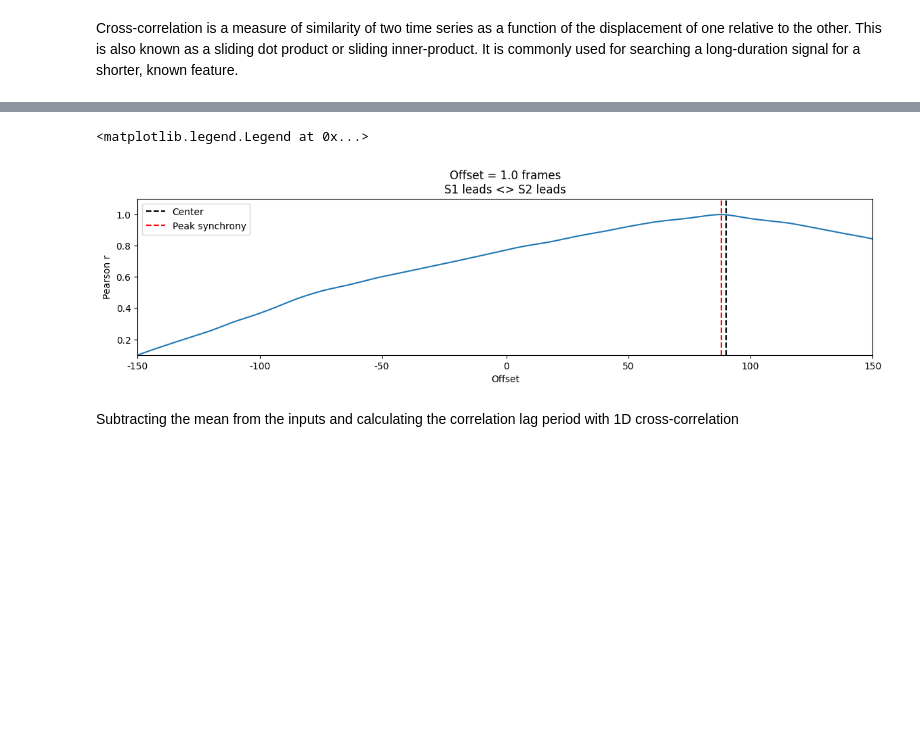
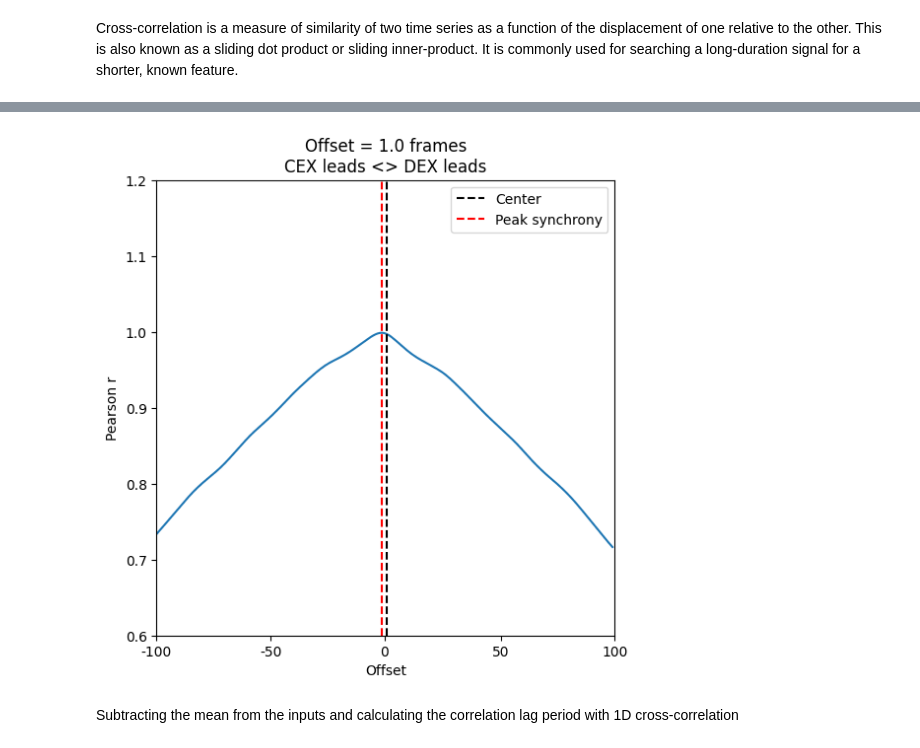
Before and after one commit to stephan-klein/caa_project_defi_vs_cex_prices, a Jupyter notebook: caa_statistics.ipynb, the cells around one changed output, grey strips where cells are left out. Drawn from its saved outputs; the diff is of its cells as text; code cells hidden in the pictures; blank space fills up the shorter version.

```diff
--- a/caa_statistics.ipynb
+++ b/caa_statistics.ipynb
@@ -140,28 +139,28 @@ plt.plot(correlation, 'r')
 # %%
 def crosscorr(datax, datay, lag=0, wrap=False):
     if wrap:
         shiftedy = datay.shift(lag)
         shiftedy.iloc[:lag] = datay.iloc[-lag:].values
         return datax.corr(shiftedy)
     else:
         return datax.corr(datay.shift(lag))
 
 
-seconds = 8
-fps = 30
+seconds = 1
+fps = 100
 rs = [crosscorr(merged['moving_avg_cex_normalized'],merged['moving_avg_dex_normalized'], lag) for lag in range(-int(seconds*fps),int(seconds*fps+1))]
 offset = np.floor(len(rs)/2)-np.argmax(rs)
-f,ax=plt.subplots(figsize=(14,3))
+f,ax=plt.subplots(figsize=(6,6))
 ax.plot(rs)
 ax.axvline(np.ceil(len(rs)/2),color='k',linestyle='--',label='Center')
 ax.axvline(np.argmax(rs),color='r',linestyle='--',label='Peak synchrony')
-ax.set(title=f'Offset = {offset} frames\nS1 leads <> S2 leads',ylim=[.1,1.10],xlim=[0,100], xlabel='Offset',ylabel='Pearson r')
-ax.set_xticks([0, 50, 100, 151, 201, 251, 301])
-ax.set_xticklabels([-150, -100, -50, 0, 50, 100, 150]);
+ax.set(title=f'Offset = {offset} frames\nCEX leads <> DEX leads',ylim=[.6,1.2],xlim=[10,80], xlabel='Offset',ylabel='Pearson r')
+ax.set_xticks([0, 50, 100, 151, 201])
+ax.set_xticklabels([-100, -50, 0, 50, 100]);
 plt.legend()
+plt.savefig('offset.png', dpi=300)
 # %% [output]
-<matplotlib.legend.Legend at 0x...>
-[figure, old version]
+[figure, new version]
 # %% [markdown]
 Subtracting the mean from the inputs and calculating the correlation lag period with 1D cross-correlation
 # %%
```
Also changed, not shown: parts of 1 cell of this notebook.
